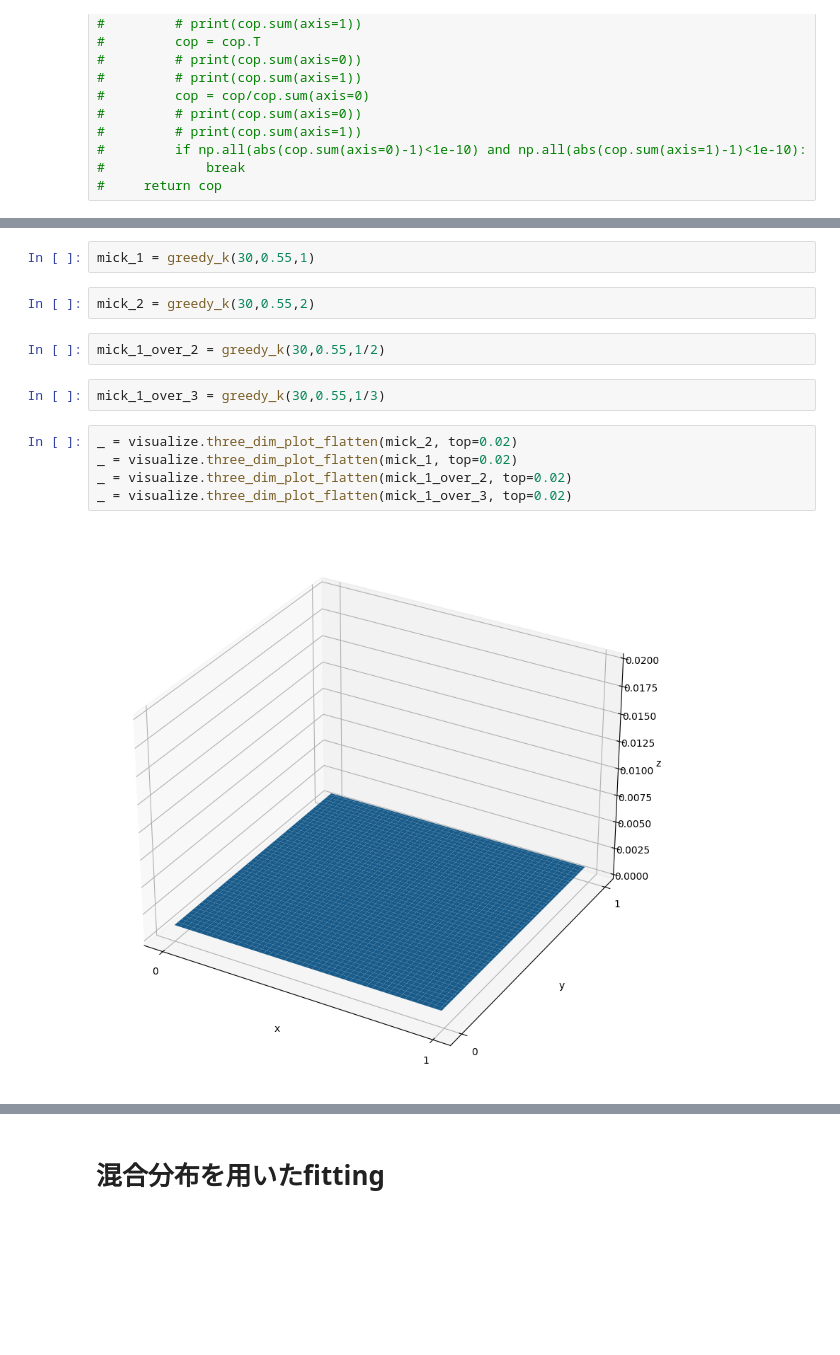
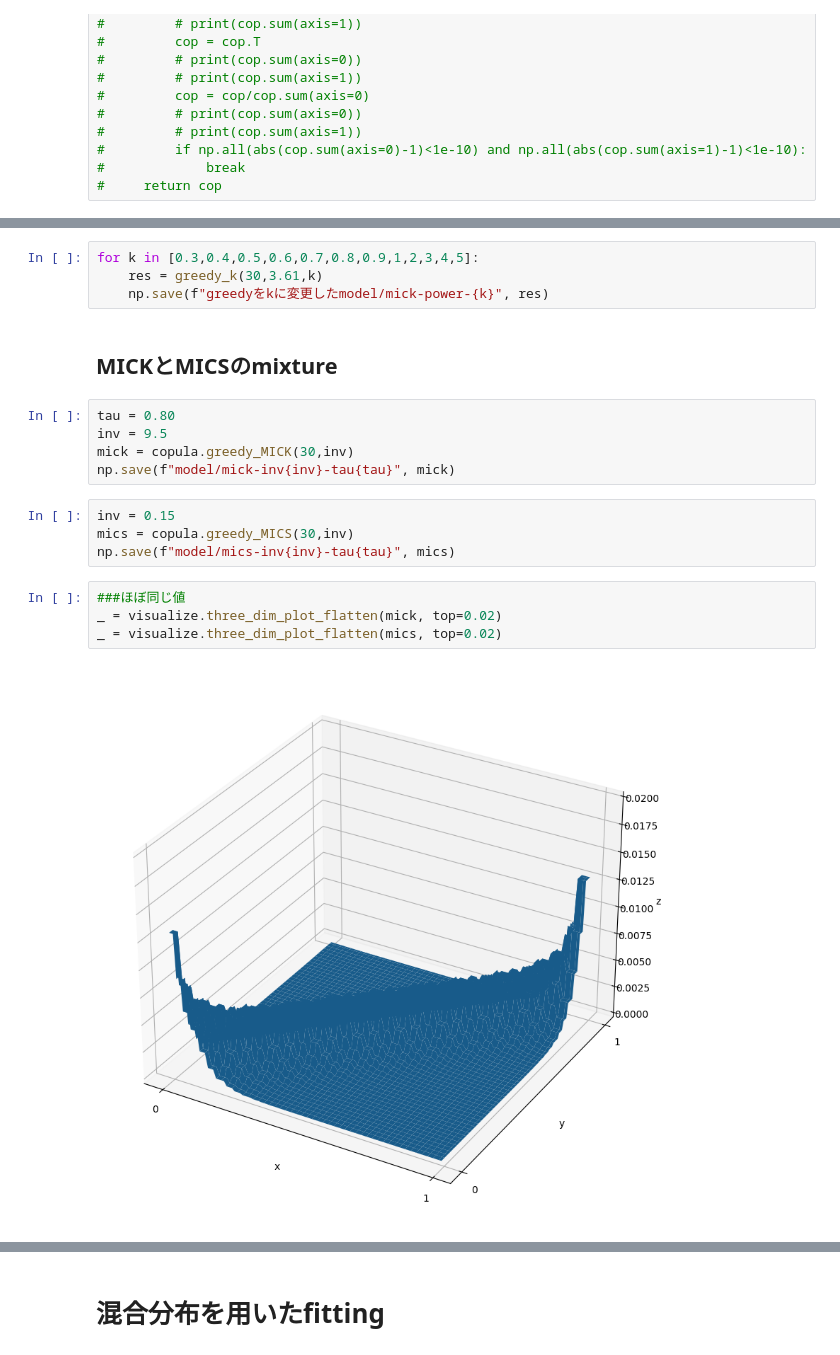
Before and after one commit to stardust-coder/minimum-information-copula, a Jupyter notebook: work/mixture.ipynb, the cells around one changed output, grey strips where cells are left out. Saved outputs shown, nothing was run; the diff lists cells and outputs as text; blank space fills up the shorter version.

Commit message:
[add] mixture modelling notebook

```diff
--- a/work/mixture.ipynb
+++ b/work/mixture.ipynb
@@ -271,18 +303,24 @@ def greedy_k(size,invariance,k):
       if abs(max_delta) < 1e-7:
             break
    return opt
-# %%
-mick_1 = greedy_k(30,0.55,1)
-# %%
-mick_2 = greedy_k(30,0.55,2)
-# %%
-mick_1_over_2 = greedy_k(30,0.55,1/2)
-# %%
-mick_1_over_3 = greedy_k(30,0.55,1/3)
+# %%
+for k in [0.3,0.4,0.5,0.6,0.7,0.8,0.9,1,2,3,4,5]:
+    res = greedy_k(30,3.61,k)
+    np.save(f"greedyをkに変更したmodel/mick-power-{k}", res)
+# %% [markdown]
+## MICKとMICSのmixture
+# %%
+tau = 0.80
+inv = 9.5
+mick = copula.greedy_MICK(30,inv)
+np.save(f"model/mick-inv{inv}-tau{tau}", mick)
+# %%
+inv = 0.15
+mics = copula.greedy_MICS(30,inv)
+np.save(f"model/mics-inv{inv}-tau{tau}", mics)
 # %%
-_ = visualize.three_dim_plot_flatten(mick_2, top=0.02)
-_ = visualize.three_dim_plot_flatten(mick_1, top=0.02)
-_ = visualize.three_dim_plot_flatten(mick_1_over_2, top=0.02)
-_ = visualize.three_dim_plot_flatten(mick_1_over_3, top=0.02)
+###ほぼ同じ値
+_ = visualize.three_dim_plot_flatten(mick, top=0.02)
+_ = visualize.three_dim_plot_flatten(mics, top=0.02)
 # %% [output]
-[figure, old version]
+[figure, new version]
```
Also changed, not shown: parts of 52 cells of this notebook, 1 other file.
